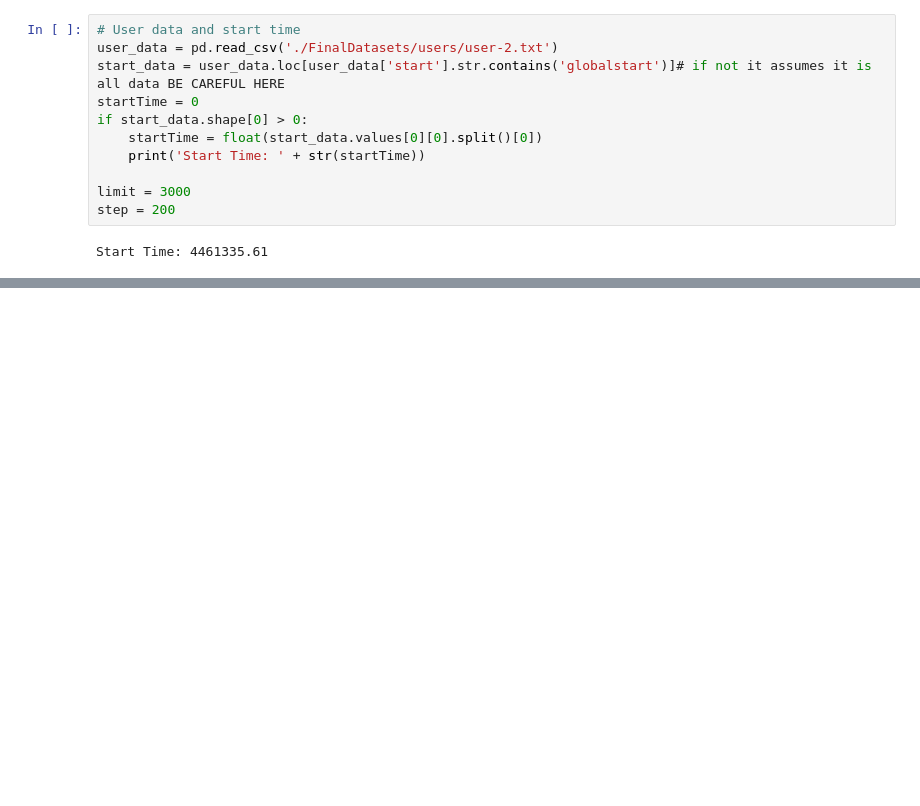
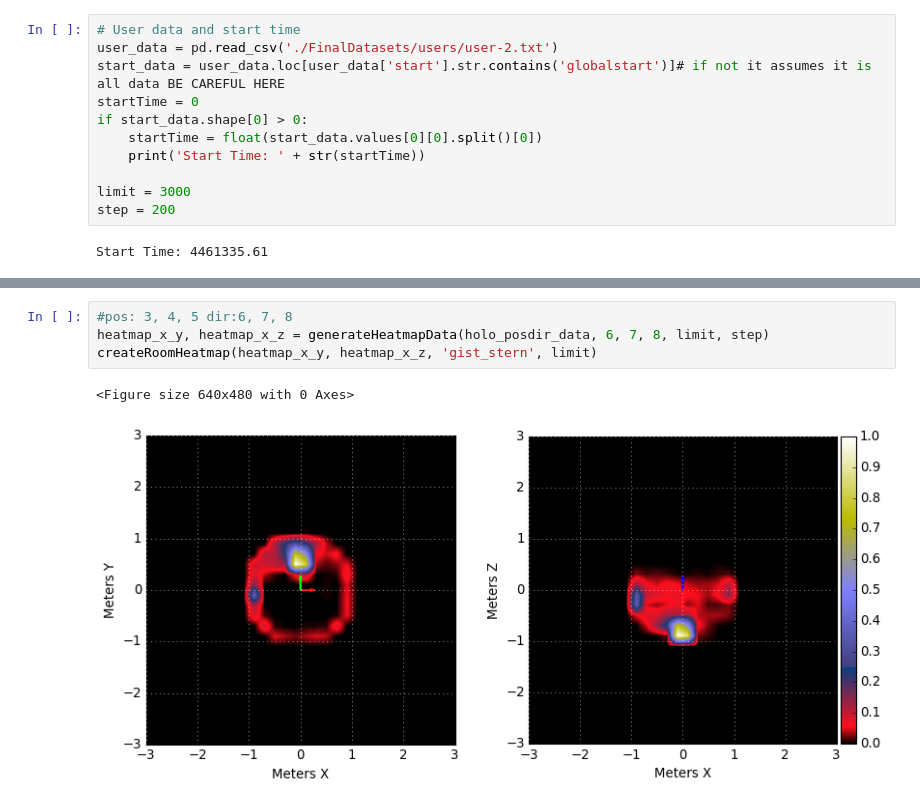
Before and after one commit to pedro-lucas-bravo/master_thesis_data_analysis, a Jupyter notebook: 7-users.ipynb, the cells around one changed output, grey strips where cells are left out. Saved outputs shown, nothing was run; the diff lists cells and outputs as text; blank space fills up the shorter version.

```diff
--- a/7-users.ipynb
+++ b/7-users.ipynb
@@ -108,0 +109,7 @@ createRoomHeatmap(heatmap_x_y, heatmap_x_z, 'gist_ncar', limit)
+# %%
+#pos: 3, 4, 5 dir:6, 7, 8
+heatmap_x_y, heatmap_x_z = generateHeatmapData(holo_posdir_data, 6, 7, 8, limit, step)
+createRoomHeatmap(heatmap_x_y, heatmap_x_z, 'gist_stern', limit)
+# %% [output]
+<Figure size 640x480 with 0 Axes>
+[figure, added]
```
Also changed, not shown: parts of 2 cells of this notebook.
